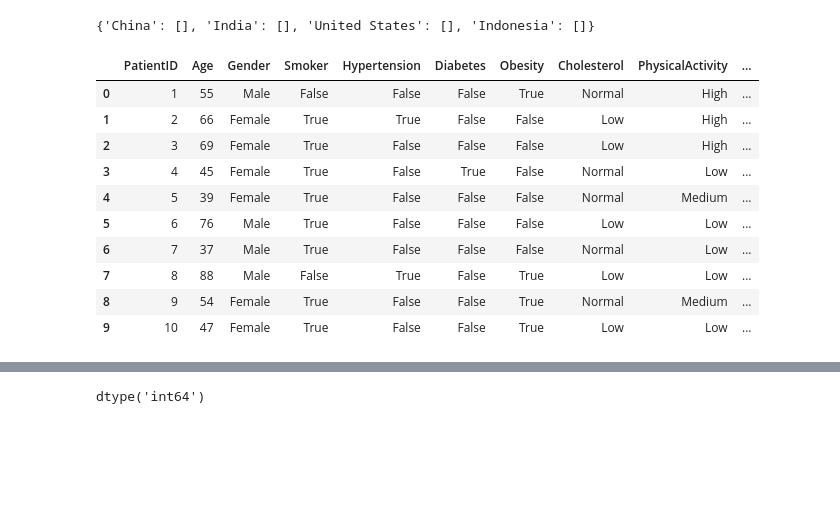
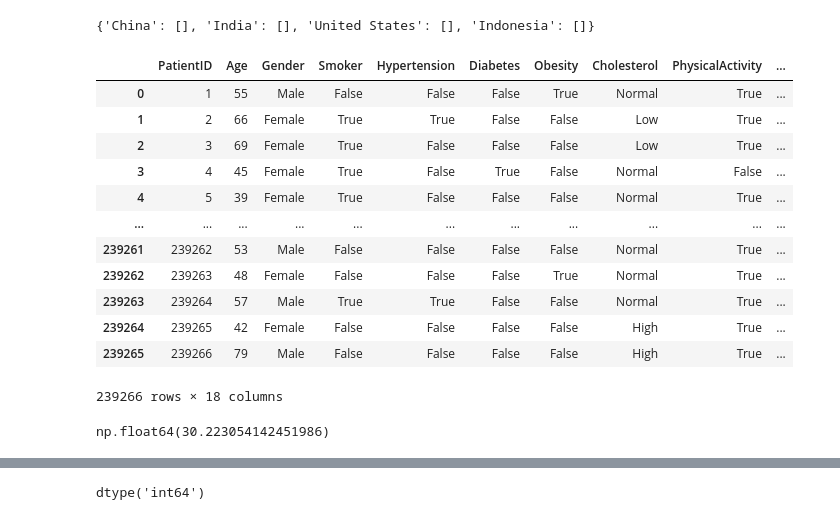
Before and after one commit to miriamsonaglia/Heart-Attack-Prediction-Model, a Jupyter notebook: DataIntensive.ipynb, the cells around one changed output, grey strips where cells are left out. Drawn from its saved outputs; the diff is of its cells as text; code cells hidden in the pictures; blank space fills up the shorter version.

```diff
--- a/DataIntensive.ipynb
+++ b/DataIntensive.ipynb
@@ -173,32 +173,45 @@ diff_columns
 # %% [output]
 {'China': [], 'India': [], 'United States': [], 'Indonesia': []}
 # %%
+initial_memory = china.memory_usage(deep=True).sum()
+
+china['Age'] = china['Age'].astype('int16')
+china['BloodPressure'] = china['BloodPressure'].astype('int16')
 china['Gender'] = china['Gender'].astype('category')
-china['Smoker'] = china['Smoker'].map({'Smoker':True, 'Non-Smoker':False}).astype('bool') # MIRI ADDED
-china["Hypertension"] = china["Hypertension"].map({"Yes": True, "No": False}).astype('bool') # CONTROLLARE DB (TUTTE TRUE)
-china["Diabetes"] = china["Diabetes"].map({"Yes": True, "No": False}).astype('bool') # CONTROLLARE DB (TUTTE TRUE)
-china["Obesity"] = china["Obesity"].map({"Yes": True, "No": False}).astype('bool') # CONTROLLARE DB (TUTTE TRUE)
+china['Smoker'] = china['Smoker'].map({'Smoker':True, 'Non-Smoker':False}).astype('bool')
+china["Hypertension"] = china["Hypertension"].map({"Yes": True, "No": False}).astype('bool')
+china["Diabetes"] = china["Diabetes"].map({"Yes": True, "No": False}).astype('bool')
+china["Obesity"] = china["Obesity"].map({"Yes": True, "No": False}).astype('bool')
 china['Cholesterol'] = china['Cholesterol'].astype('category')
-# PhysicalActivity here --> to bool
-# HealthyDiete here --> to bool
+china['PhysicalActivity'] = china['PhysicalActivity'].map({"High": True, "Medium": True, "Low": False})
+china['HealthyDiet'] = china['HealthyDiet'].map({"Healthy": True, "Moderate": True, "Poor": False})
 china['StressLevel'] = china['StressLevel'].astype('category')
-china['AlcoholConsumption'] = china['AlcoholConsumption'].map({'Yes':True, 'No':False}).astype('bool') # MIRI ADDED
-china['FamilyHistory'] = china['FamilyHistory'].map({'Yes':True, 'No':False}).astype('bool') # MIRI ADDED
-# IncomeLevel here --> to categoric
-china['PreviousHeartAttack'] = china['PreviousHeartAttack'].map({'Yes':True, 'No':False}).astype('bool') # MIRI ADDED
-china['Outcome'] = china['Outcome'].map({'Yes':True, 'No':False}).astype('bool') # MIRI ADDED
+china['AlcoholConsumption'] = china['AlcoholConsumption'].map({'Yes':True, 'No':False}).astype('bool')
+china['FamilyHistory'] = china['FamilyHistory'].map({'Yes':True, 'No':False}).astype('bool')
+china['IncomeLevel'] = china['IncomeLevel'].astype('category')
+china['PreviousHeartAttack'] = china['PreviousHeartAttack'].map({'Yes':True, 'No':False}).astype('bool')
+china['Outcome'] = china['Outcome'].map({'Yes':True, 'No':False}).astype('bool')
+china['State'] = china['State'].astype('category')
 
-china.head(10)
+end_memory = china.memory_usage(deep=True).sum()
+china
 # %% [output]
 |  | PatientID | Age | Gender | Smoker | Hypertension | Diabetes | Obesity | Cholesterol | PhysicalActivity | ... |
-| 0 | 1 | 55 | Male | False | False | False | True | Normal | High | ... |
-| 1 | 2 | 66 | Female | True | True | False | False | Low | High | ... |
-| 2 | 3 | 69 | Female | True | False | False | False | Low | High | ... |
-| 3 | 4 | 45 | Female | True | False | True | False | Normal | Low | ... |
-| 4 | 5 | 39 | Female | True | False | False | False | Normal | Medium | ... |
-| 5 | 6 | 76 | Male | True | False | False | False | Low | Low | ... |
-| 6 | 7 | 37 | Male | True | False | False | False | Normal | Low | ... |
-| 7 | 8 | 88 | Male | False | True | False | True | Low | Low | ... |
-| 8 | 9 | 54 | Female | True | False | False | True | Normal | Medium | ... |
-| 9 | 10 | 47 | Female | True | False | False | True | Low | Low | ... |
+| 0 | 1 | 55 | Male | False | False | False | True | Normal | True | ... |
+| 1 | 2 | 66 | Female | True | True | False | False | Low | True | ... |
+| 2 | 3 | 69 | Female | True | False | False | False | Low | True | ... |
+| 3 | 4 | 45 | Female | True | False | True | False | Normal | False | ... |
+| 4 | 5 | 39 | Female | True | False | False | False | Normal | True | ... |
+| ... | ... | ... | ... | ... | ... | ... | ... | ... | ... | ... |
+| 239261 | 239262 | 53 | Male | False | False | False | False | Normal | True | ... |
+| 239262 | 239263 | 48 | Female | False | False | False | True | Normal | True | ... |
+| 239263 | 239264 | 57 | Male | True | True | False | False | Normal | True | ... |
+| 239264 | 239265 | 42 | Female | False | False | False | False | High | True | ... |
+| 239265 | 239266 | 79 | Male | False | False | False | False | High | True | ... |
+239266 rows × 18 columns
+# %%
+china_memory_optimization_coeff = initial_memory / end_memory
+china_memory_optimization_coeff
+# %% [output]
+np.float64(30.223054142451986)
 # %%
```
Also changed, not shown: parts of 2 cells of this notebook.
